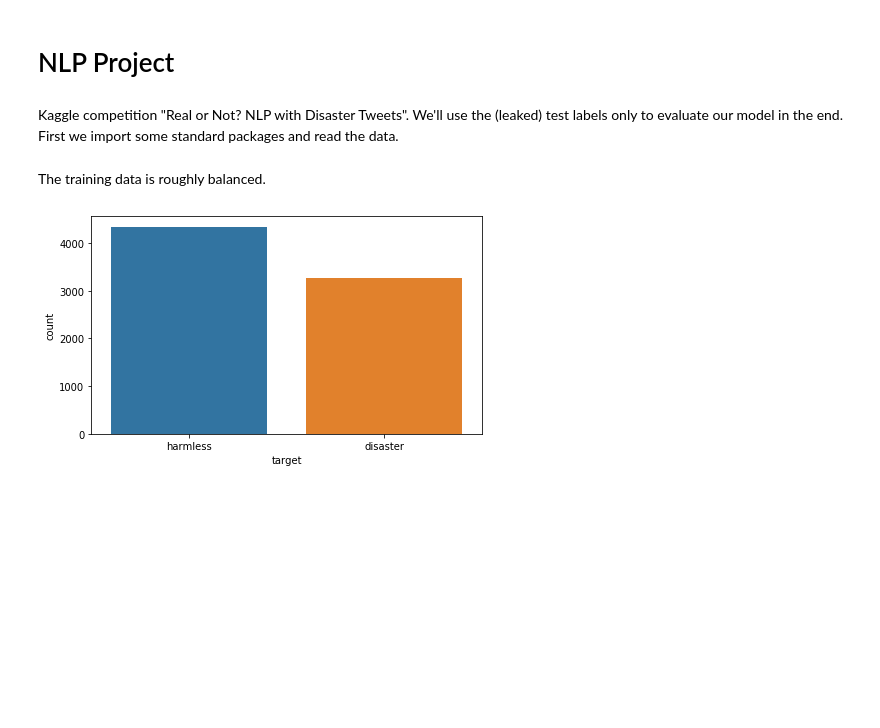
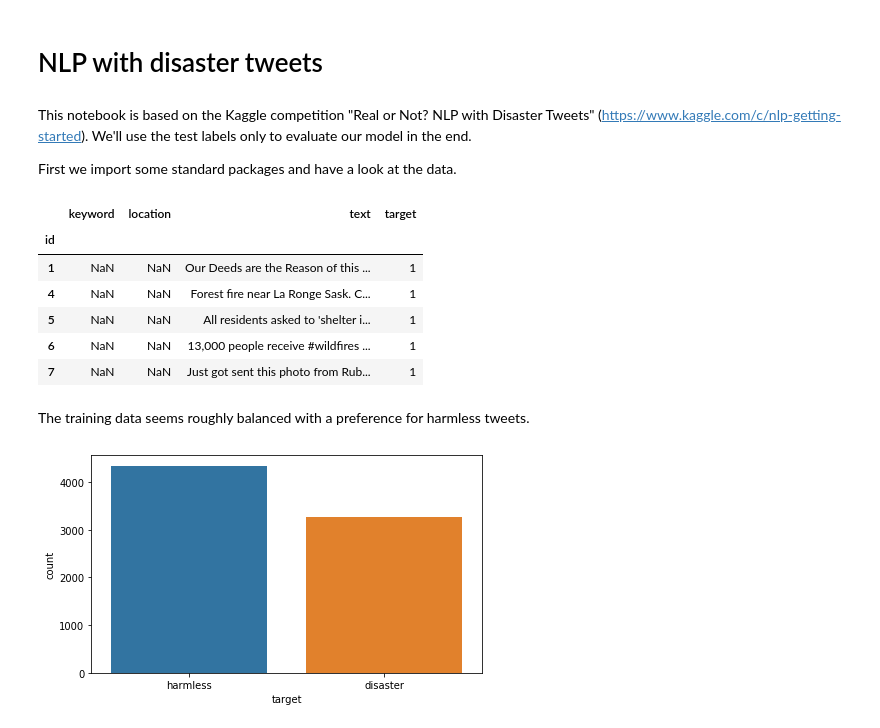
Before and after one commit to sloebrich/Tweet-analysis, a Jupyter notebook: NLP.ipynb, the cells around one changed output. Drawn from its saved outputs; the diff is of its cells as text; code cells hidden in the pictures; blank space fills up the shorter version.

```diff
--- a/NLP.ipynb
+++ b/NLP.ipynb
@@ -1,8 +1,9 @@
 # %% [markdown]
-# NLP Project
+# NLP with disaster tweets
 # %% [markdown]
-Kaggle competition "Real or Not? NLP with Disaster Tweets". We'll use the (leaked) test labels only to evaluate our model in the end.
-First we import some standard packages and read the data.
+This notebook is based on the Kaggle competition "Real or Not? NLP with Disaster Tweets" (https://www.kaggle.com/c/nlp-getting-started). We'll use the test labels only to evaluate our model in the end.
+
+First we import some standard packages and have a look at the data.
 # %%
 import numpy as np
 import pandas as pd
@@ -12,8 +13,18 @@ import matplotlib.pyplot as plt
 # %%
 train = pd.read_csv("train.csv", index_col='id')
 test = pd.read_csv("test.csv", index_col='id')
+# %%
+train.head()
+# %% [output]
+|  | keyword | location | text | target |
+| id |  |  |  |  |
+| 1 | NaN | NaN | Our Deeds are the Reason of this ... | 1 |
+| 4 | NaN | NaN | Forest fire near La Ronge Sask. C... | 1 |
+| 5 | NaN | NaN | All residents asked to 'shelter i... | 1 |
+| 6 | NaN | NaN | 13,000 people receive #wildfires ... | 1 |
+| 7 | NaN | NaN | Just got sent this photo from Rub... | 1 |
 # %% [markdown]
-The training data is roughly balanced.
+The training data seems roughly balanced with a preference for harmless tweets.
 # %%
 plt.figure(figsize=(7,4))
 sns.countplot(x=train.target)
```
Also changed, not shown: parts of 33 cells of this notebook.
